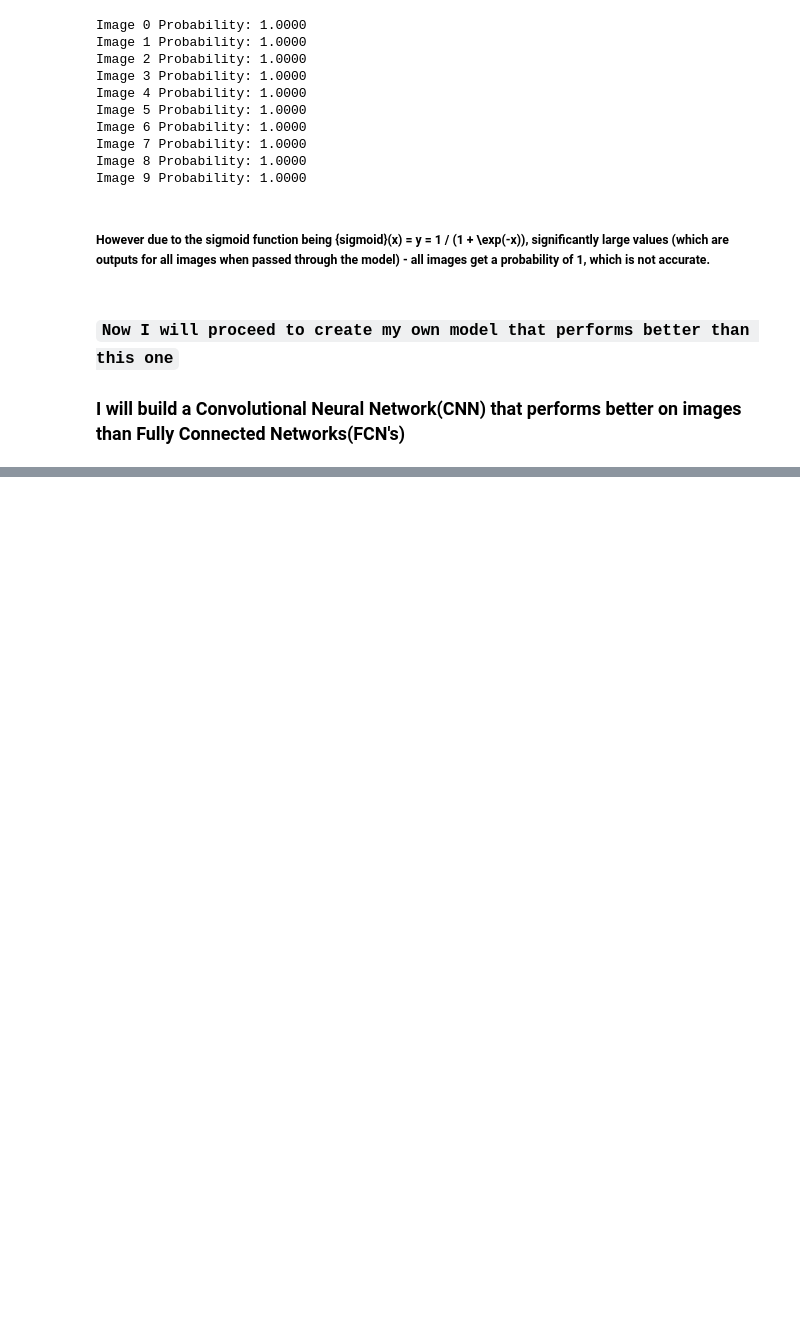
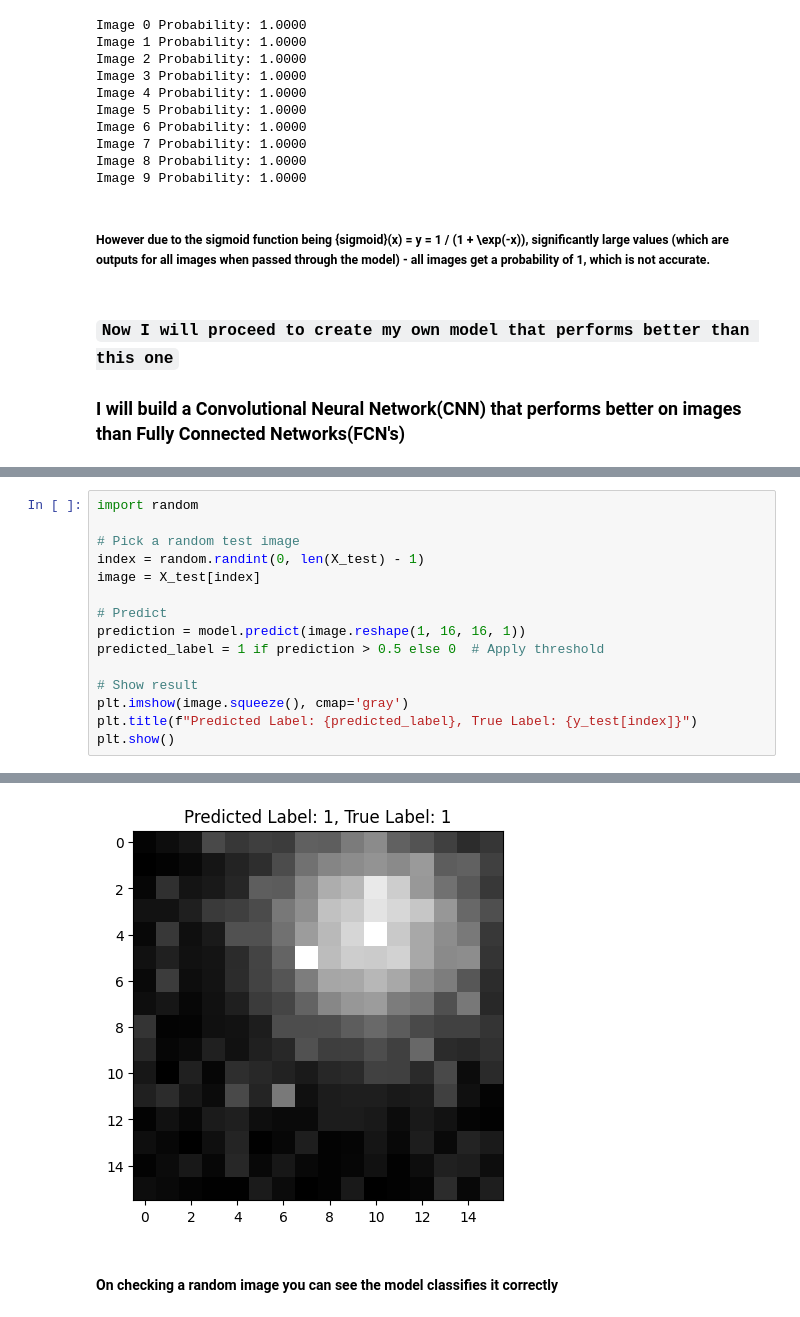
Before and after one commit to Pratz2005/Pratz-gsoc-evaluation-task, a Jupyter notebook: solution.ipynb, the cells around one changed output, grey strips where cells are left out. Drawn from its saved outputs; the diff is of its cells as text; blank space fills up the shorter version.

```diff
--- a/solution.ipynb
+++ b/solution.ipynb
@@ -330,0 +432,16 @@ Image 9 Probability: 1.0000
+# %%
+import random
+
+# Pick a random test image
+index = random.randint(0, len(X_test) - 1)
+image = X_test[index]
+
+# Predict
+prediction = model.predict(image.reshape(1, 16, 16, 1))
+predicted_label = 1 if prediction > 0.5 else 0  # Apply threshold
+
+# Show result
+plt.imshow(image.squeeze(), cmap='gray')
+plt.title(f"Predicted Label: {predicted_label}, True Label: {y_test[index]}")
+plt.show()
+# %% [output]
@@ -330,0 +449,3 @@ Image 9 Probability: 1.0000
+[figure, added]
+# %% [markdown]
+#### On checking a random image you can see the model classifies it correctly
```
Also changed, not shown: parts of 13 cells of this notebook.
